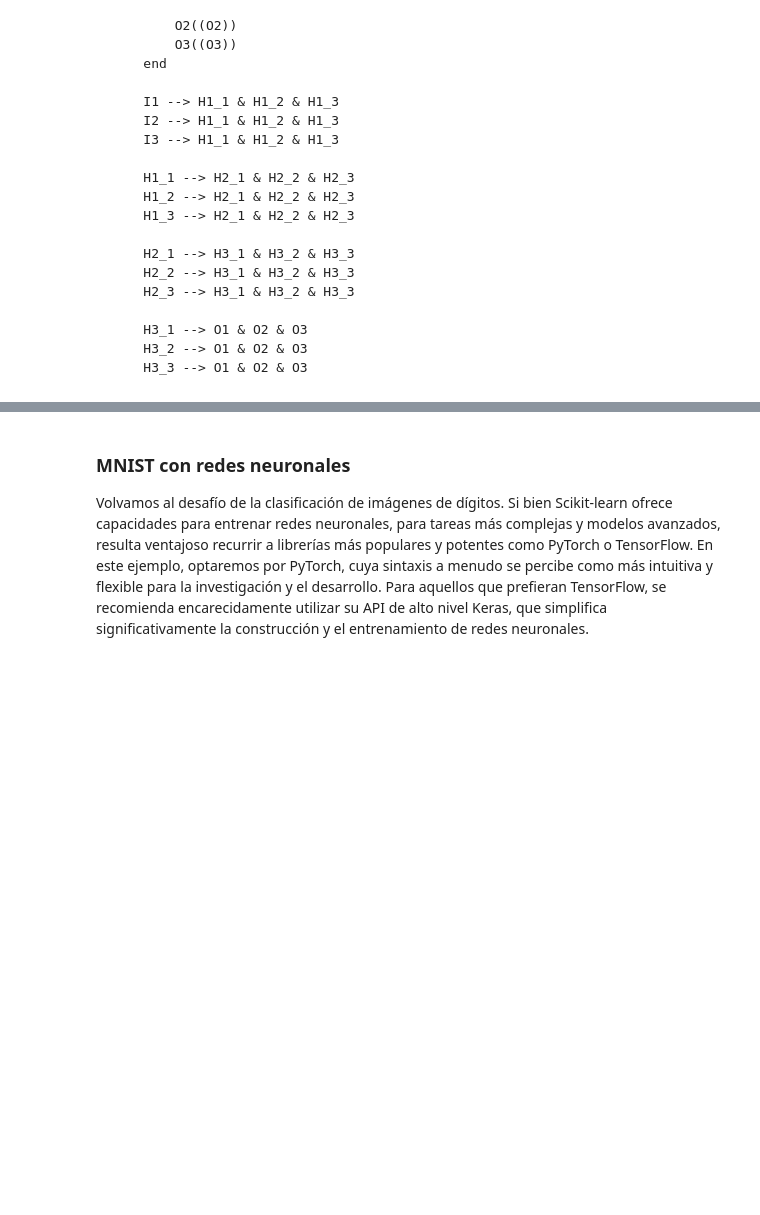
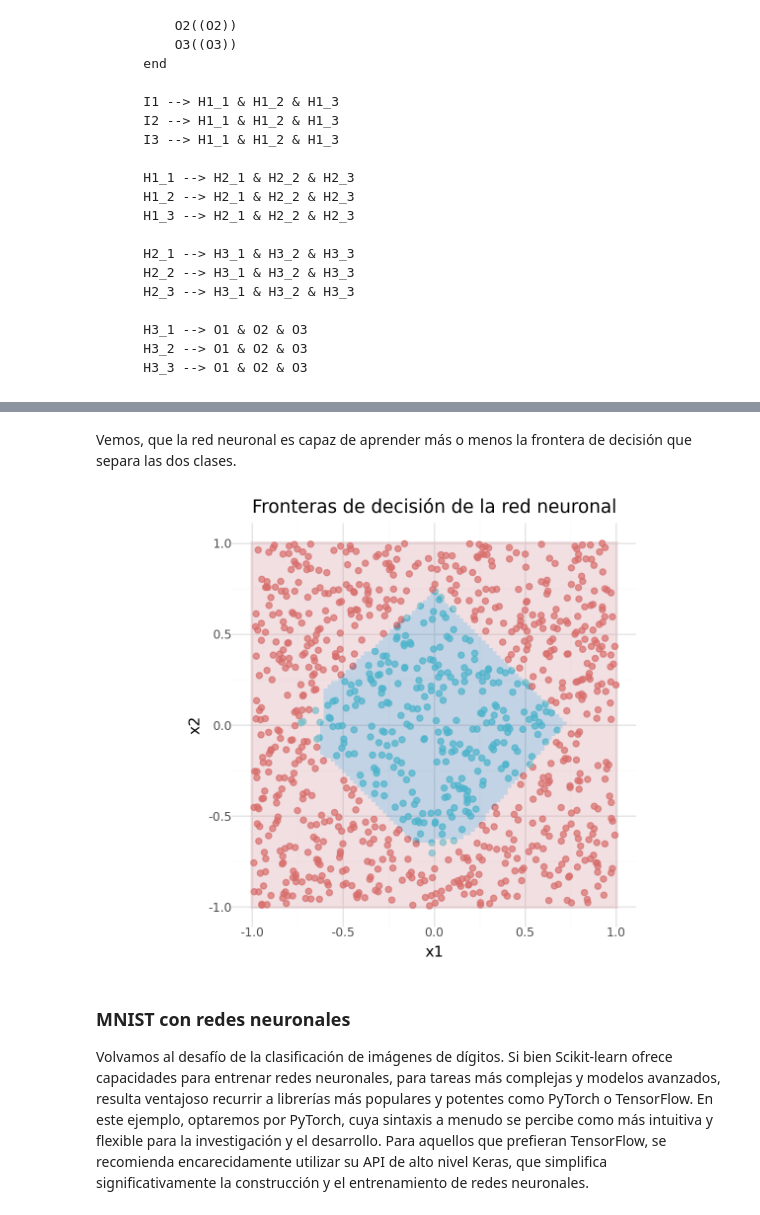
Before and after one commit to surtich/Ampliaci-n-de-Entornos, a Jupyter notebook: 04-Deep Learning.ipynb, the cells around one changed output, grey strips where cells are left out. Saved outputs shown, nothing was run; the diff lists cells and outputs as text; code cells hidden in the pictures; blank space fills up the shorter version.

```diff
--- a/04-Deep Learning.ipynb
+++ b/04-Deep Learning.ipynb
@@ -223,3 +313,35 @@ graph LR
+# %% [markdown]
+Vemos, que la red neuronal es capaz de aprender más o menos la frontera de decisión que separa las dos clases.
+# %%
+import matplotlib.pyplot as plt
+
+# Crear grid de predicciones
+xx, yy = np.meshgrid(np.linspace(-1,1,100), np.linspace(-1,1,100))
+grid = torch.tensor(np.c_[xx.ravel(), yy.ravel()], dtype=torch.float32)
+with torch.no_grad():
+    probs = model(grid).numpy()[:,1]
+
+df_grid = pd.DataFrame({
+    'x1': xx.ravel(),
+    'x2': yy.ravel(),
+    'prob': probs,
+    'color': np.where(probs > 0.5, 'blue', 'red')
+})
+
+
+# Plot con frontera de decisión
+(ggplot(df, aes(x='x1', y='x2', color='y'))
+ + geom_point(size=2, alpha=0.7)
+ + geom_tile(df_grid, aes(x='x1', y='x2', fill='color'),
+             color=None, alpha=0.3, inherit_aes=False)
+ + scale_fill_manual(values={'red': "#d1929d", 'blue': "#336ba7"})
+ #+ scale_color_manual(values={'red' : 'red', 'blue' : 'blue'})
+ + theme_minimal()
+ + theme(legend_position='none')
+ + ggtitle("Fronteras de decisión de la red neuronal")
+ + coord_equal())
+# %% [output]
+[figure, added]
 # %% [markdown]
 ### MNIST con redes neuronales
 
```
Also changed, not shown: parts of 5 cells of this notebook, 42 other files.
